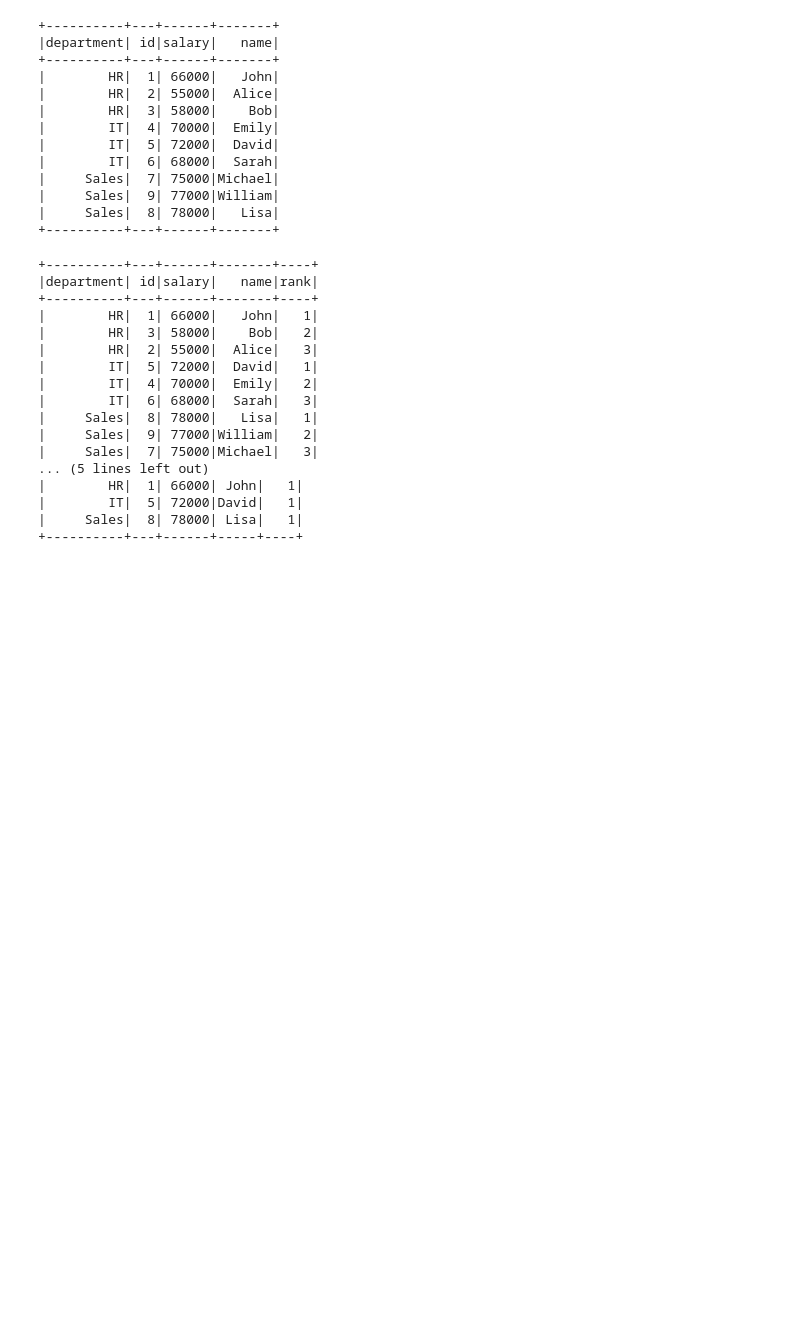
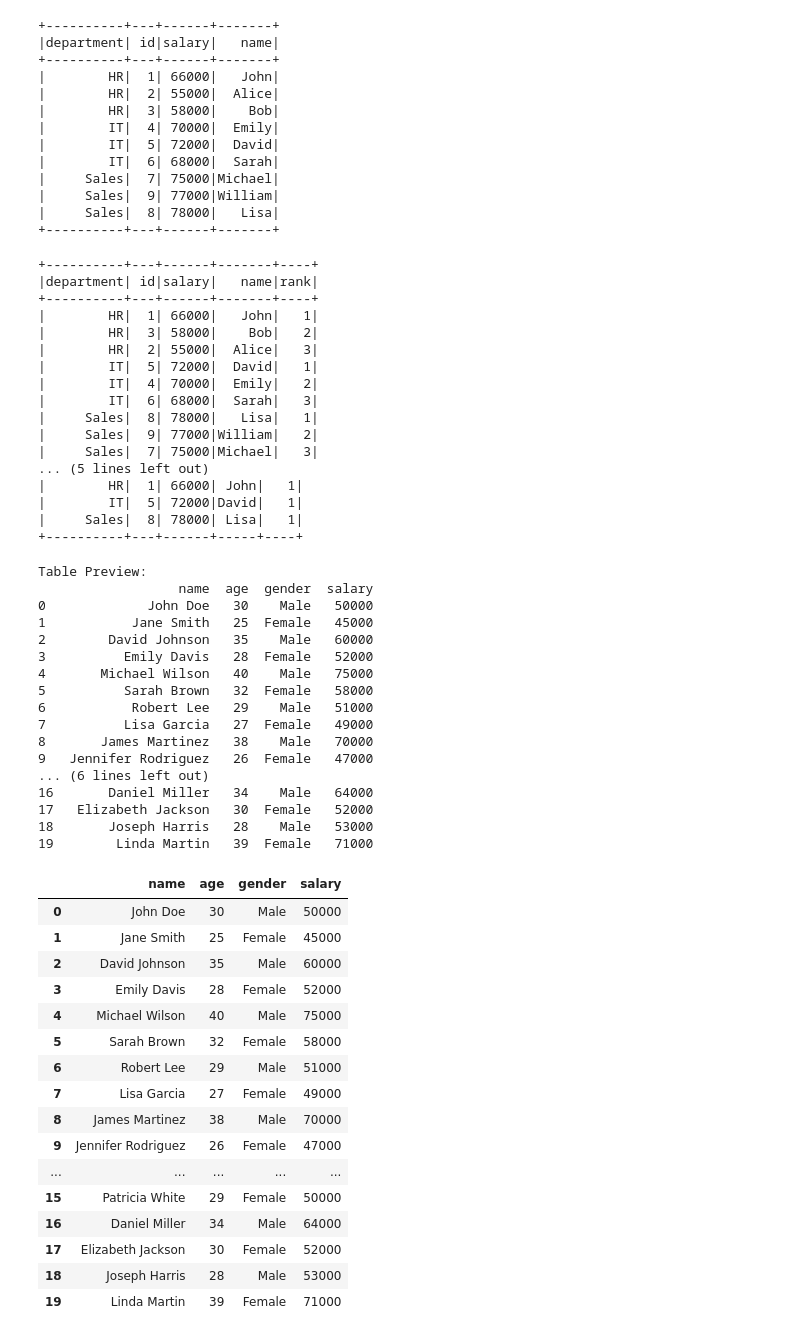
Before and after one commit to MaxKuzaj13/pyspark_demo, a Jupyter notebook: pyspark_demo.ipynb, the cells around one changed output. Drawn from its saved outputs; the diff is of its cells as text; code cells hidden in the pictures; blank space fills up the shorter version.

Commit message:
printing using pandas

```diff
--- a/pyspark_demo.ipynb
+++ b/pyspark_demo.ipynb
@@ -797,6 +799,53 @@ employee_salary_with_rank.filter(employee_salary_with_rank.rank == 1).show()
 |        IT|  5| 72000|David|   1|
 |     Sales|  8| 78000| Lisa|   1|
 +----------+---+------+-----+----+
+# %%
+# Definition of a function that formats the table appearance using pandas
+def pretty_print(df):
+    print("Table Preview:")
+    df_pandas = df.toPandas()
+    print(df_pandas)
+
+pretty_print(df)
+
+# Print just using pandas
+df_pandas = df.toPandas()
+df_pandas
+# %% [output]
+Table Preview:
+                  name  age  gender  salary
+0             John Doe   30    Male   50000
+1           Jane Smith   25  Female   45000
+2        David Johnson   35    Male   60000
+3          Emily Davis   28  Female   52000
+4       Michael Wilson   40    Male   75000
+5          Sarah Brown   32  Female   58000
+6           Robert Lee   29    Male   51000
+7          Lisa Garcia   27  Female   49000
+8       James Martinez   38    Male   70000
+9   Jennifer Rodriguez   26  Female   47000
+... (6 lines left out)
+16       Daniel Miller   34    Male   64000
+17   Elizabeth Jackson   30  Female   52000
+18       Joseph Harris   28    Male   53000
+19        Linda Martin   39  Female   71000
+|  | name | age | gender | salary |
+| 0 | John Doe | 30 | Male | 50000 |
+| 1 | Jane Smith | 25 | Female | 45000 |
+| 2 | David Johnson | 35 | Male | 60000 |
+| 3 | Emily Davis | 28 | Female | 52000 |
+| 4 | Michael Wilson | 40 | Male | 75000 |
+| 5 | Sarah Brown | 32 | Female | 58000 |
+| 6 | Robert Lee | 29 | Male | 51000 |
+| 7 | Lisa Garcia | 27 | Female | 49000 |
+| 8 | James Martinez | 38 | Male | 70000 |
+| 9 | Jennifer Rodriguez | 26 | Female | 47000 |
+| ... | ... | ... | ... | ... |
+| 15 | Patricia White | 29 | Female | 50000 |
+| 16 | Daniel Miller | 34 | Male | 64000 |
+| 17 | Elizabeth Jackson | 30 | Female | 52000 |
+| 18 | Joseph Harris | 28 | Male | 53000 |
+| 19 | Linda Martin | 39 | Female | 71000 |
 # %%
 # Stop the SparkSession
 spark.stop()
```
Also changed, not shown: parts of 1 cell of this notebook, 1 other file.
